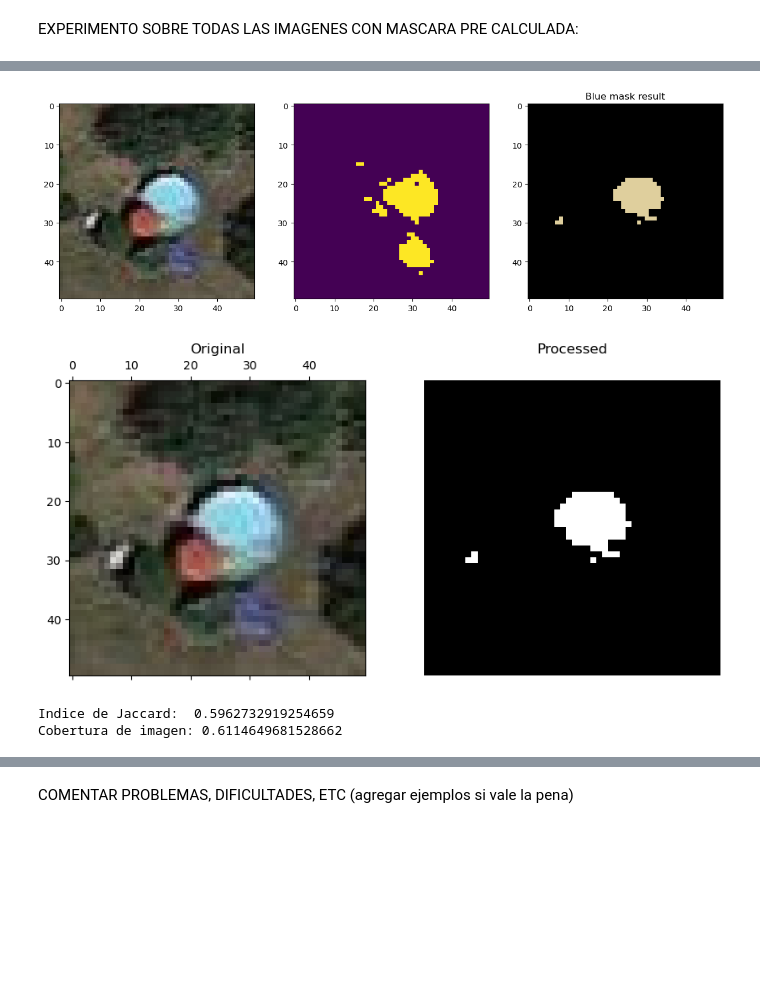
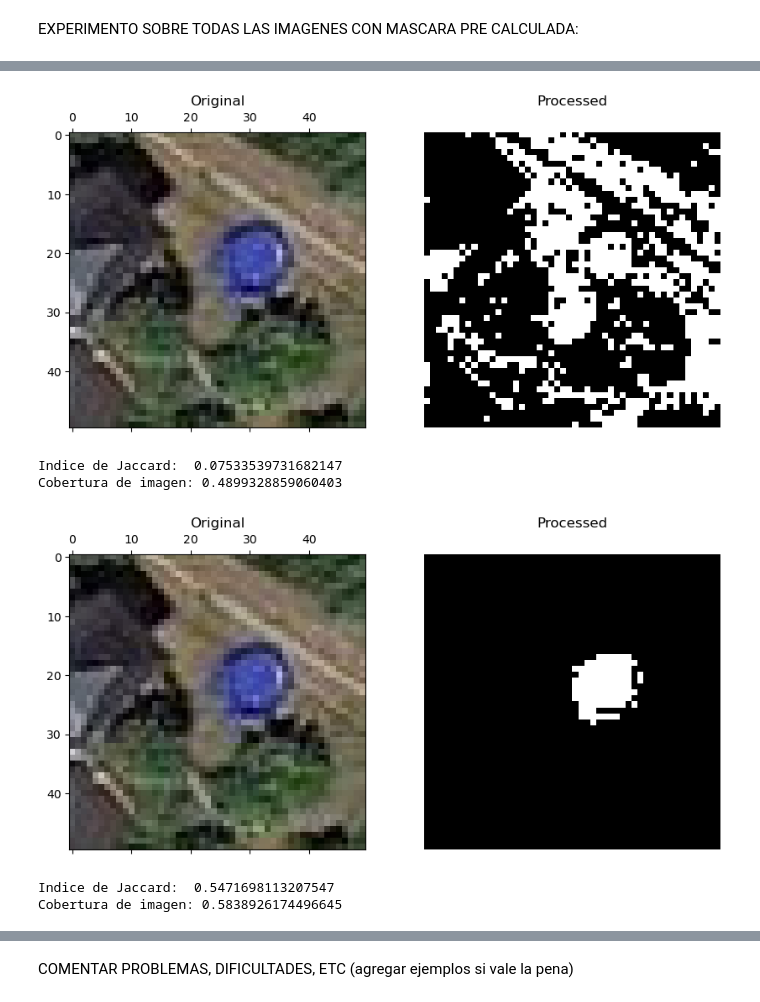
Before and after one commit to AlexisBaladon/Pool-Analyzer, a Jupyter notebook: notebooks/SEG.ipynb, the cells around one changed output, grey strips where cells are left out. Saved outputs shown, nothing was run; the diff lists cells and outputs as text; code cells hidden in the pictures; blank space fills up the shorter version.

Commit message:
segmentacion prolija keep_blue + dilate

```diff
--- a/notebooks/SEG.ipynb
+++ b/notebooks/SEG.ipynb
@@ -670,17 +746,38 @@ Cobertura de imagen: 0.12080536912751678
+# %%
+imag = cv2.imread(os.path.join(TRAIN_DIR, 'pools', 'img11.jpg'))
+image_rgb = cv2.cvtColor(imag, cv2.COLOR_BGR2RGB)
+gray = cv2.cvtColor(imag, cv2.COLOR_BGR2GRAY)
+
+mask = obtain_measured_mask('img11.jpg', results_path, gray.shape)
+
+pipe_keep_most_blue = pipeline()
+pipe_keep_most_blue.add_operation(partial(kmeans_segmentation2, k=4))
+pipe_keep_most_blue.add_operation(keep_most_blue_component)
+#pipe_keep_most_blue.add_operation(otsu_threshold)
+pipe_keep_most_blue.add_operation(to_grayscale)
+pipe_keep_most_blue.add_operation(morfology_cleaning)
+binary = pipe_keep_most_blue.apply(image_rgb, False)
+display_image_mask(image_rgb, binary)
+#print_metrics(binary)
+print('Indice de Jaccard: ', jaccard_index(mask, binary))
+print('Cobertura de imagen:', image_matching(binary, mask))
+# %% [output]
+[figure, added]
+Indice de Jaccard:  0.07533539731682147
+Cobertura de imagen: 0.4899328859060403
 # %%
 pipe_keep_most_blue = pipeline()
-pipe_keep_most_blue.add_operation(partial(kmeans_segmentation2, k=7))
+pipe_keep_most_blue.add_operation(partial(kmeans_segmentation2, k=8))
 pipe_keep_most_blue.add_operation(keep_most_blue_component)
 #pipe_keep_most_blue.add_operation(otsu_threshold)
 pipe_keep_most_blue.add_operation(to_grayscale)
 #pipe_keep_most_blue.add_operation(morfology_cleaning)
 binary = pipe_keep_most_blue.apply(image_rgb, False)
 display_image_mask(image_rgb, binary)
 #print_metrics(binary)
 print('Indice de Jaccard: ', jaccard_index(mask, binary))
 print('Cobertura de imagen:', image_matching(binary, mask))
 # %% [output]
-[figure, old version]
+[figure, new version]
-[figure, removed]
-Indice de Jaccard:  0.5962732919254659
-Cobertura de imagen: 0.6114649681528662
+Indice de Jaccard:  0.5471698113207547
+Cobertura de imagen: 0.5838926174496645
```
Also changed, not shown: parts of 23 cells of this notebook.
